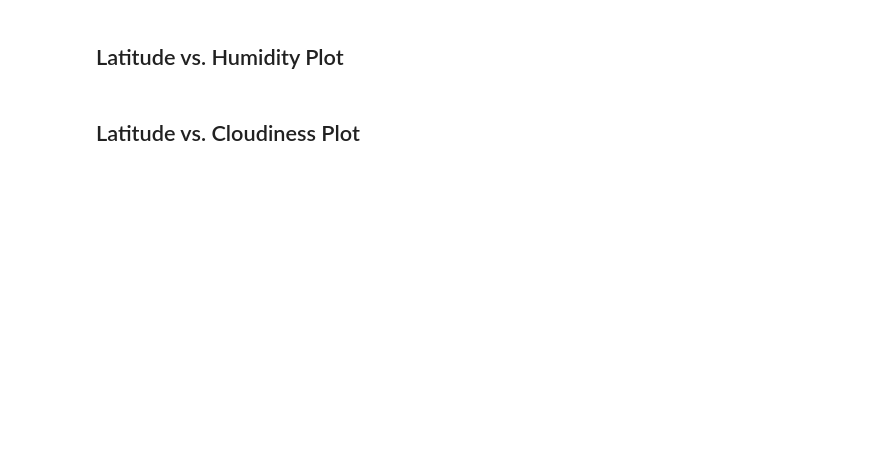
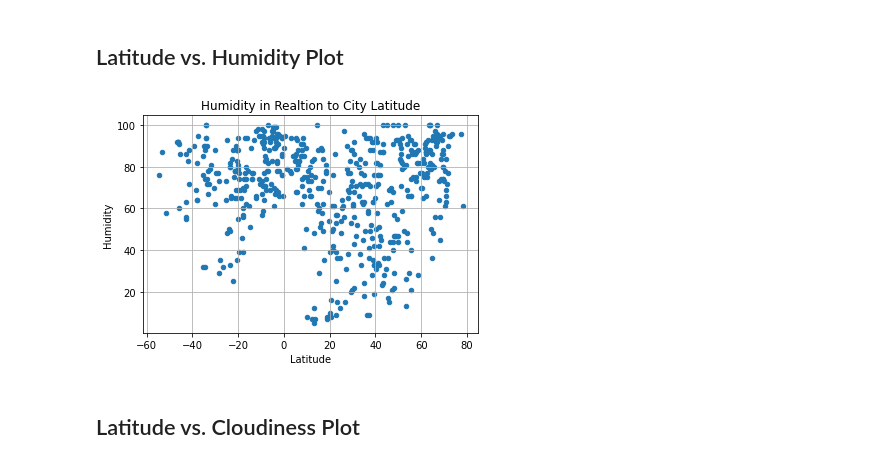
Before and after one commit to Jbullis29/python-api-challenge, a Jupyter notebook: WeatherPy/WeatherPy.ipynb, the cells around one changed output. Drawn from its saved outputs; the diff is of its cells as text; code cells hidden in the pictures; blank space fills up the shorter version.

```diff
--- a/WeatherPy/WeatherPy.ipynb
+++ b/WeatherPy/WeatherPy.ipynb
@@ -191,4 +192,10 @@ plt.title('Temperatures at Different Latitudes');
 # %% [markdown]
 ## Latitude vs. Humidity Plot
+# %%
+clean_city_data.plot.scatter(x = 'Lat' , y = 'Humidity', grid = True)
+plt.xlabel('Latitude')
+plt.title('Humidity in Realtion to City Latitude');
+# %% [output]
+[figure, added]
 # %% [markdown]
 ## Latitude vs. Cloudiness Plot
```
Also changed, not shown: parts of 12 cells of this notebook, 1 other file.
